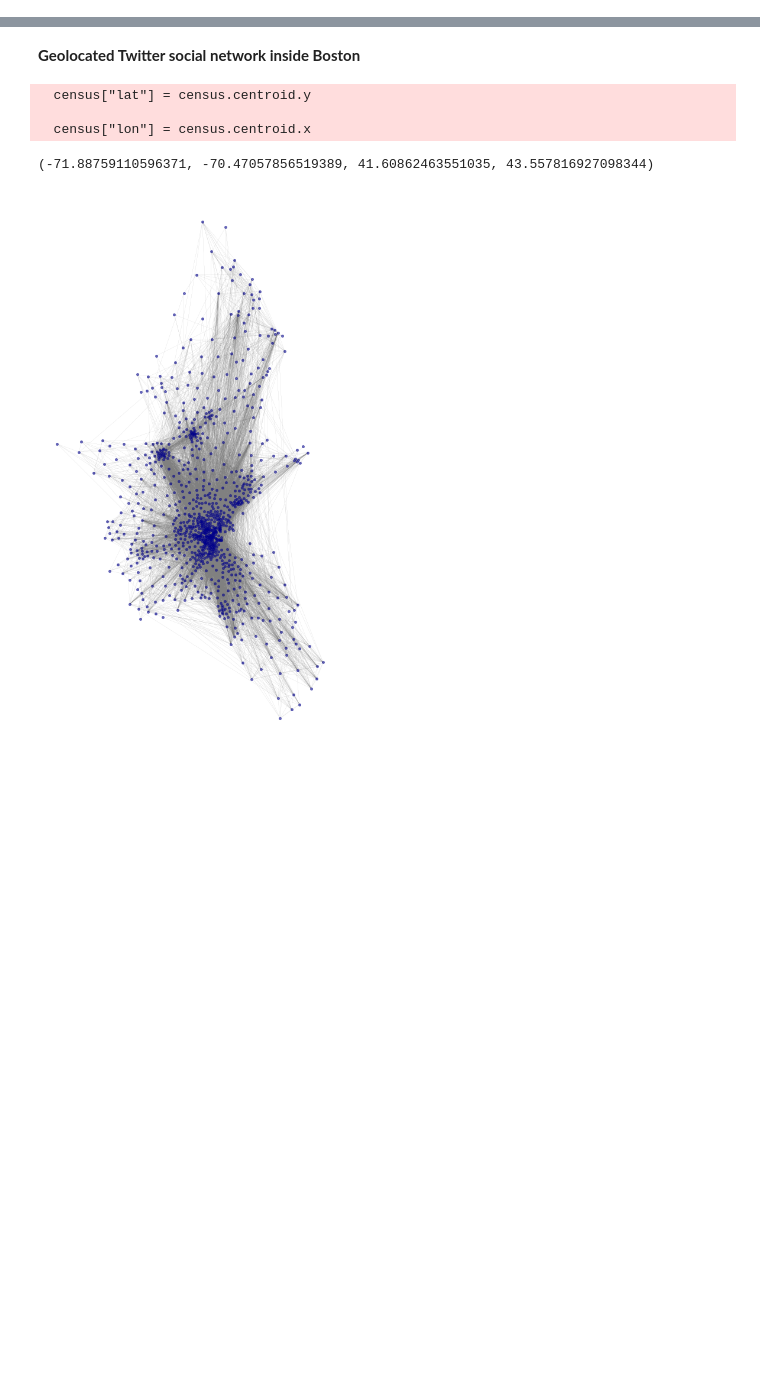
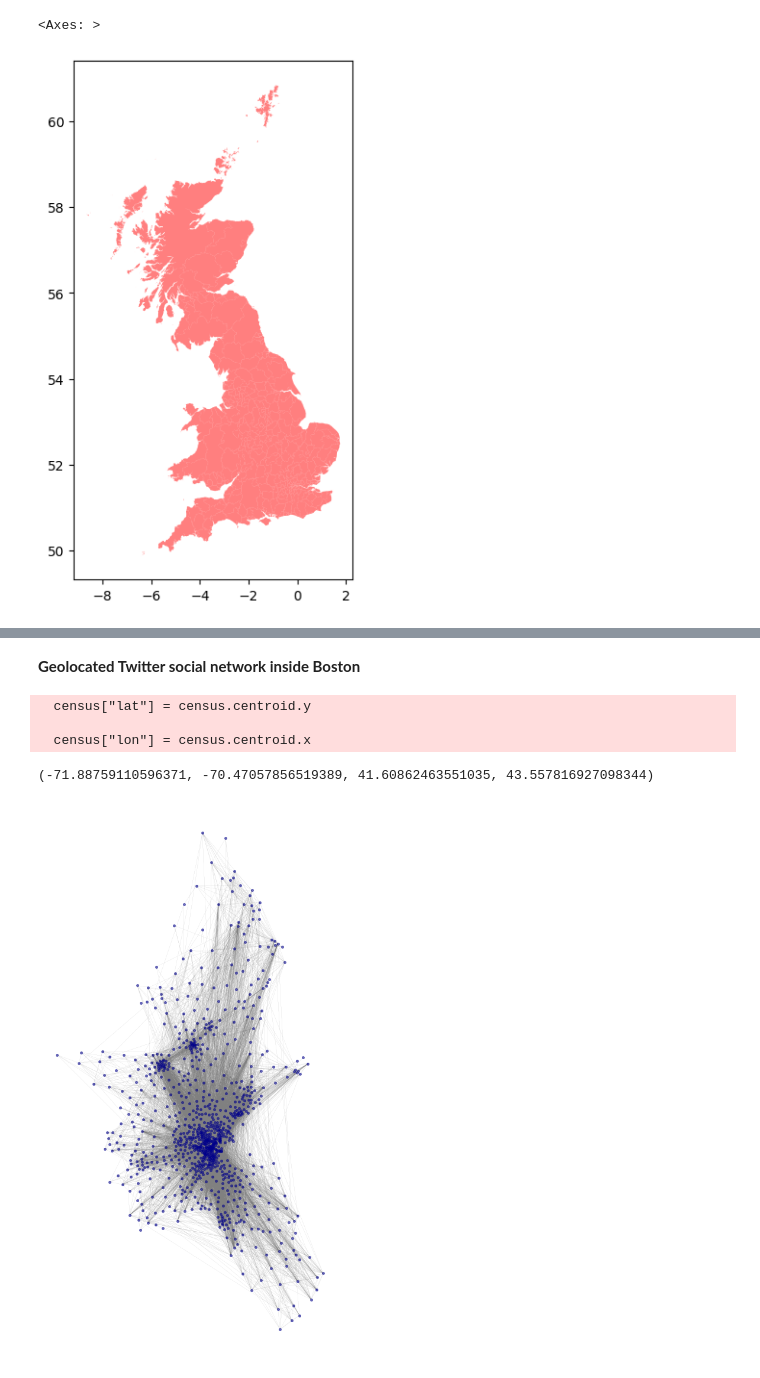
Before and after one commit to sandorjuhasz/geoDS_guest_lectures, a Jupyter notebook: code/part3_geoDS_spatial_autocorrelation_and_clustering.ipynb, the cells around one changed output, grey strips where cells are left out. Drawn from its saved outputs; the diff is of its cells as text; code cells hidden in the pictures; blank space fills up the shorter version.

```diff
--- a/code/part3_geoDS_spatial_autocorrelation_and_clustering.ipynb
+++ b/code/part3_geoDS_spatial_autocorrelation_and_clustering.ipynb
@@ -17,0 +56,4 @@ import pyfixest as pf
+# %%
+# read the file in
+br = gpd.read_file("../data/brexit.gpkg")
+print(br.crs)
@@ -17,0 +68,4 @@ import pyfixest as pf
+# %%
+# index table on the LAD ID -- local authority IDs
+br = br.set_index("lad16cd", drop=False)
+br.info()
@@ -17,0 +85,7 @@ import pyfixest as pf
+# %%
+# plot for visual check
+fig, ax = plt.subplots(1,1, figsize=(5,7))
+br.plot(ax=ax, alpha=0.5, color='red')
+# %% [output]
+<Axes: >
+[figure, added]
```
Also changed, not shown: parts of 90 cells of this notebook.
